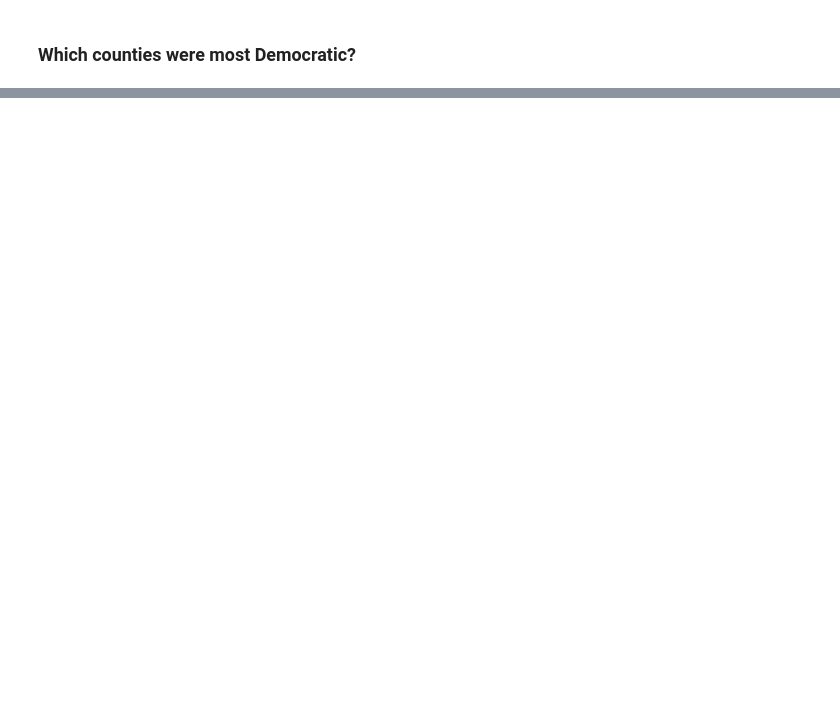
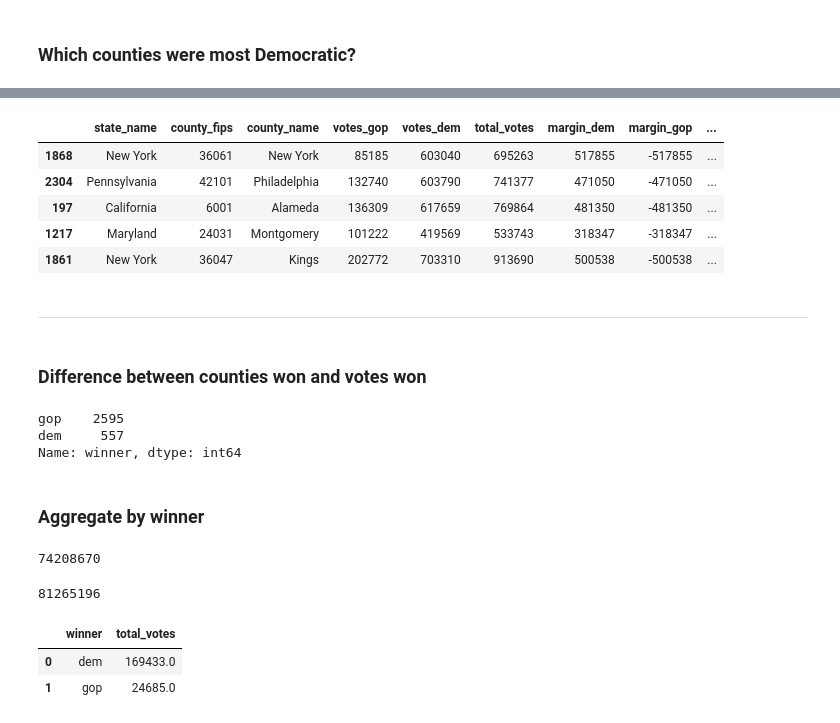
Before and after one commit to stiles/usc, a Jupyter notebook: notebooks/four.ipynb, the cells around one changed output, grey strips where cells are left out. Drawn from its saved outputs; the diff is of its cells as text; code cells hidden in the pictures; blank space fills up the shorter version.

```diff
--- a/notebooks/four.ipynb
+++ b/notebooks/four.ipynb
@@ -27,0 +201,35 @@ src.head()
+# %%
+df[df['total_votes'] > 500000].sort_values('share_dem', ascending=False).head()
+# %% [output]
+|  | state_name | county_fips | county_name | votes_gop | votes_dem | total_votes | margin_dem | margin_gop | ... |
+| 1868 | New York | 36061 | New York | 85185 | 603040 | 695263 | 517855 | -517855 | ... |
+| 2304 | Pennsylvania | 42101 | Philadelphia | 132740 | 603790 | 741377 | 471050 | -471050 | ... |
+| 197 | California | 6001 | Alameda | 136309 | 617659 | 769864 | 481350 | -481350 | ... |
+| 1217 | Maryland | 24031 | Montgomery | 101222 | 419569 | 533743 | 318347 | -318347 | ... |
+| 1861 | New York | 36047 | Kings | 202772 | 703310 | 913690 | 500538 | -500538 | ... |
+# %% [markdown]
+---
+# %% [markdown]
+### Difference between counties won and votes won
+# %%
+df.winner.value_counts()
+# %% [output]
+gop    2595
+dem     557
+Name: winner, dtype: int64
+# %% [markdown]
+### Aggregate by winner
+# %%
+df.votes_gop.sum()
+# %% [output]
+74208670
+# %%
+df.votes_dem.sum()
+# %% [output]
+81265196
+# %%
+df.groupby(['winner']).agg({"total_votes":'mean'}).round(0).reset_index()
+# %% [output]
+|  | winner | total_votes |
+| 0 | dem | 169433.0 |
+| 1 | gop | 24685.0 |
```
Also changed, not shown: parts of 62 cells of this notebook, 4 other files.
